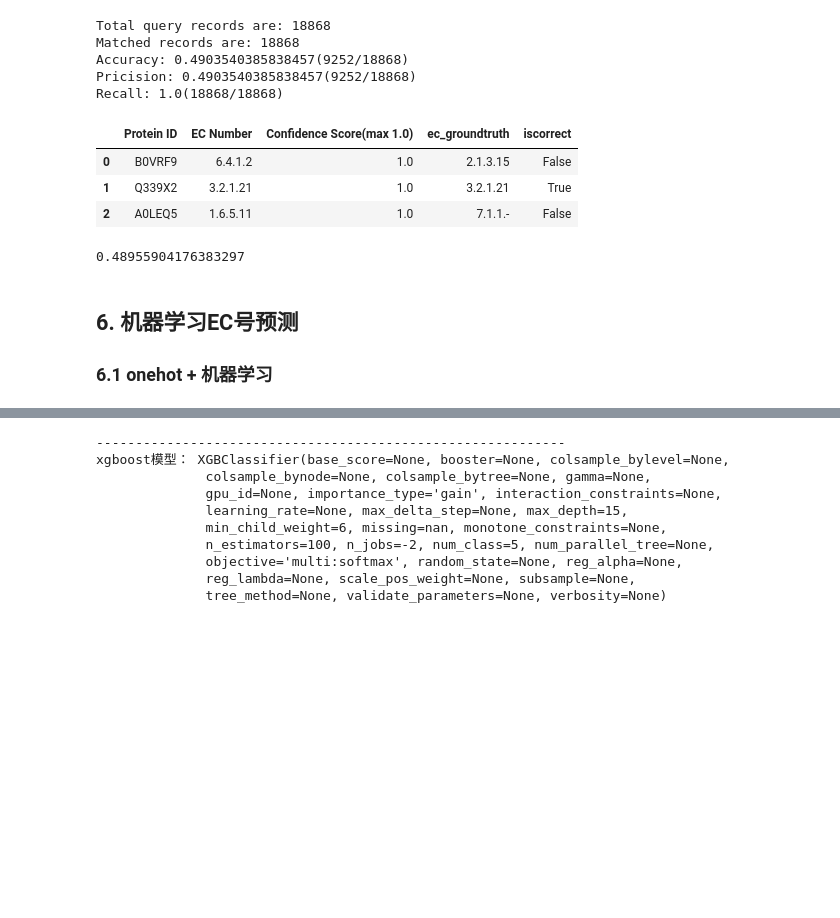
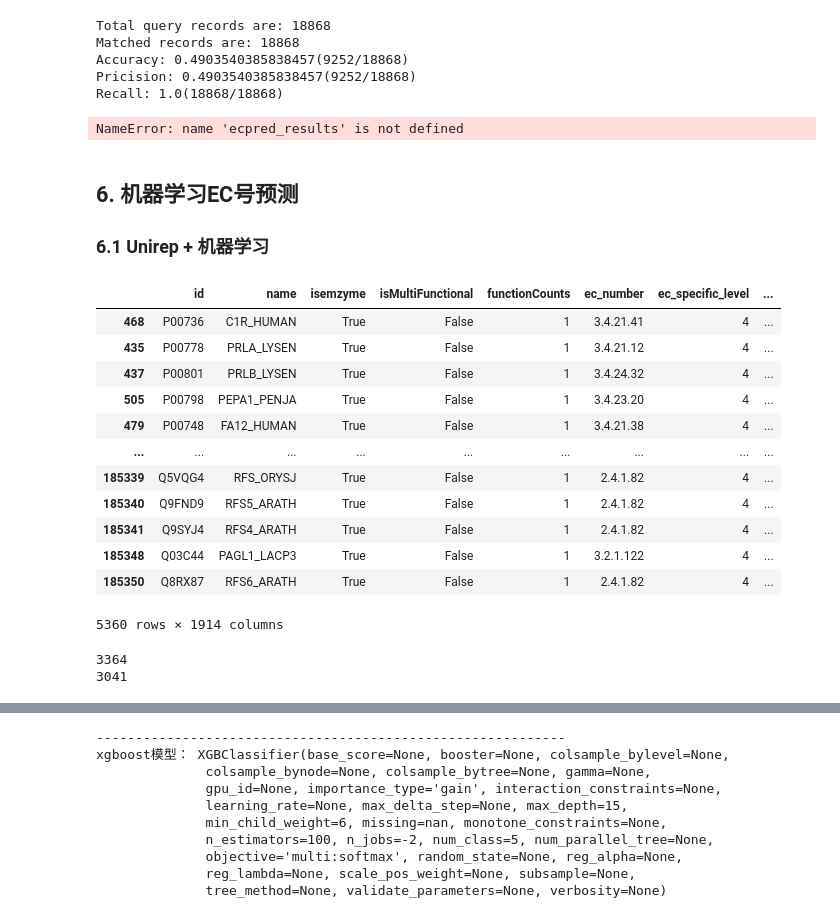
Before and after one commit to kingstdio/BioUniprot, a Jupyter notebook: tasks/task3/task3_ecPrediction.ipynb, the cells around one changed output, grey strips where cells are left out. Cells and saved outputs as stored; diff of their text form; code cells hidden in the pictures; blank space fills up the shorter version.

```diff
--- a/tasks/task3/task3_ecPrediction.ipynb
+++ b/tasks/task3/task3_ecPrediction.ipynb
@@ -181,17 +269,9 @@ Pricision: 0.4903540385838457(9252/18868)
 Recall: 1.0(18868/18868)
 # %%
 tp  = len(ecpred_results[ecpred_results['iscorrect']])
+tp
+# %% [output]
+NameError: name 'ecpred_results' is not defined
-# %%
-ecpred_results.head(3)
-# %% [output]
-|  | Protein ID | EC Number | Confidence Score(max 1.0) | ec_groundtruth | iscorrect |
-| 0 | B0VRF9 | 6.4.1.2 | 1.0 | 2.1.3.15 | False |
-| 1 | Q339X2 | 3.2.1.21 | 1.0 | 3.2.1.21 | True |
-| 2 | A0LEQ5 | 1.6.5.11 | 1.0 | 7.1.1.- | False |
-# %%
-tp/len(test)
-# %% [output]
-0.48955904176383297
 # %% [markdown]
 ## 6. 机器学习EC号预测
-### 6.1 onehot + 机器学习
+### 6.1 Unirep + 机器学习
@@ -215,0 +278,22 @@ Y_test = np.array(test_full.ec_label.astype('int'))
+# %%
+train[train.ec_appears<10]
+# %% [output]
+|  | id | name | isemzyme | isMultiFunctional | functionCounts | ec_number | ec_specific_level | ... |
+| 468 | P00736 | C1R_HUMAN | True | False | 1 | 3.4.21.41 | 4 | ... |
+| 435 | P00778 | PRLA_LYSEN | True | False | 1 | 3.4.21.12 | 4 | ... |
+| 437 | P00801 | PRLB_LYSEN | True | False | 1 | 3.4.24.32 | 4 | ... |
+| 505 | P00798 | PEPA1_PENJA | True | False | 1 | 3.4.23.20 | 4 | ... |
+| 479 | P00748 | FA12_HUMAN | True | False | 1 | 3.4.21.38 | 4 | ... |
+| ... | ... | ... | ... | ... | ... | ... | ... | ... |
+| 185339 | Q5VQG4 | RFS_ORYSJ | True | False | 1 | 2.4.1.82 | 4 | ... |
+| 185340 | Q9FND9 | RFS5_ARATH | True | False | 1 | 2.4.1.82 | 4 | ... |
+| 185341 | Q9SYJ4 | RFS4_ARATH | True | False | 1 | 2.4.1.82 | 4 | ... |
+| 185348 | Q03C44 | PAGL1_LACP3 | True | False | 1 | 3.2.1.122 | 4 | ... |
+| 185350 | Q8RX87 | RFS6_ARATH | True | False | 1 | 2.4.1.82 | 4 | ... |
+5360 rows × 1914 columns
+# %%
+print(len(set(train.ec_number)))
+print(len(set(test.ec_number)))
+# %% [output]
+3364
+3041
```
Also changed, not shown: parts of 20 cells of this notebook, 4 other files.
